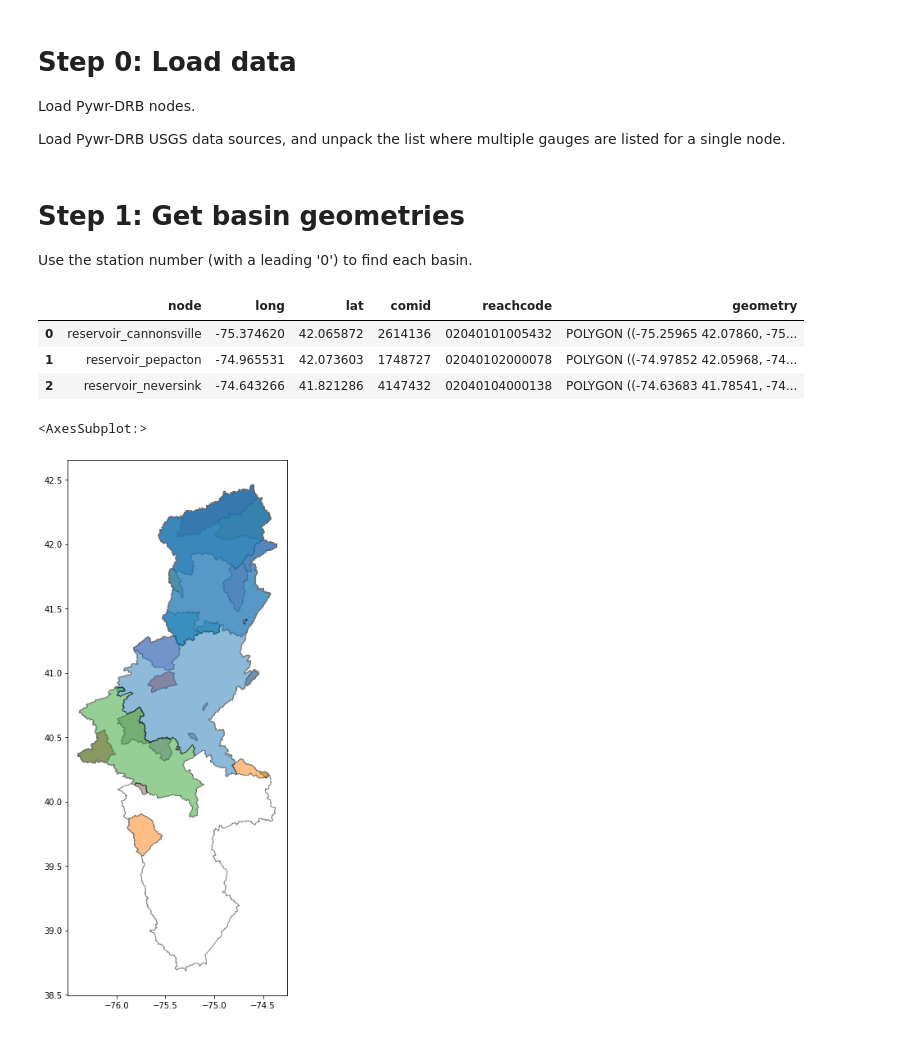
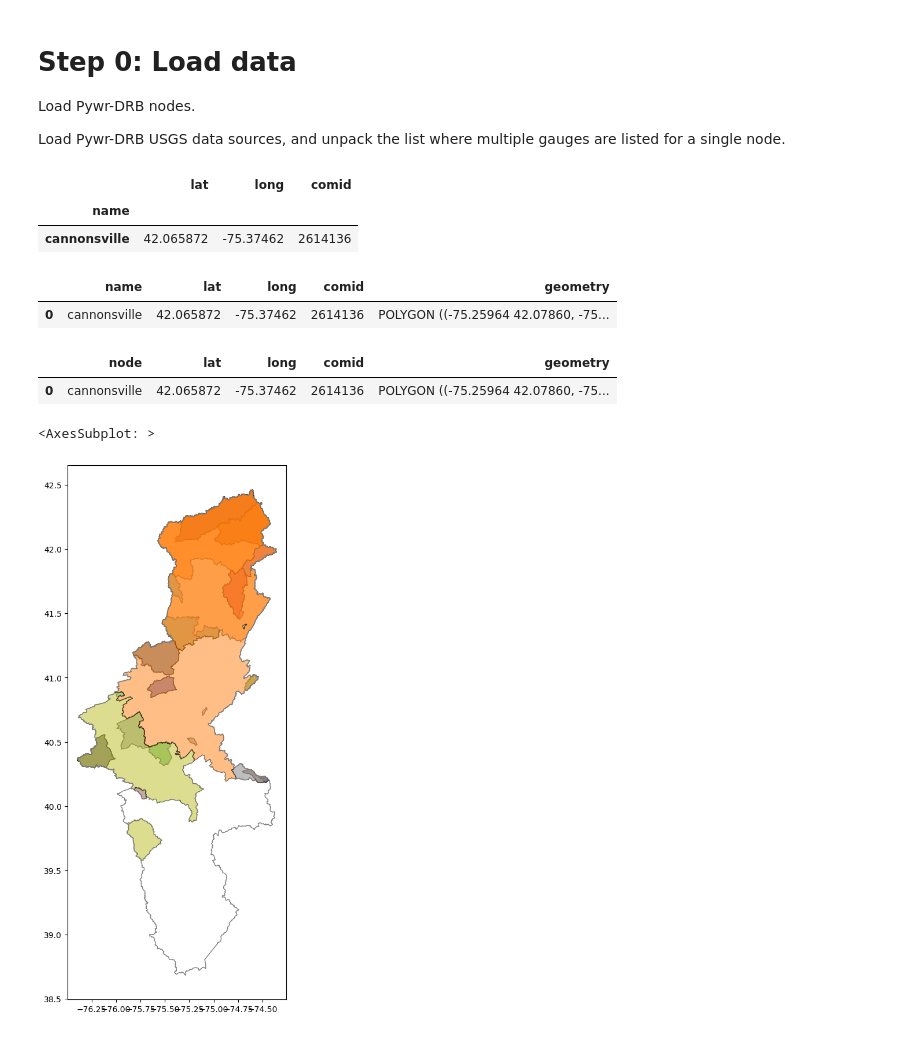
Before and after one commit to Pywr-DRB/Pywr-DRB, a Jupyter notebook: DRB_spatial/Get_node_basin_geometry.ipynb, the cells around one changed output. Drawn from its saved outputs; the diff is of its cells as text; code cells hidden in the pictures.

```diff
--- a/DRB_spatial/Get_node_basin_geometry.ipynb
+++ b/DRB_spatial/Get_node_basin_geometry.ipynb
@@ -25,6 +23,12 @@ Load Pywr-DRB USGS data sources, and unpack the list where multiple gauges are l
 crs = 4386
 
 # Pywr nodes
-nodes = pd.read_csv('../model_data/drb_model_nodes.csv', sep = ',')
+nodes = pd.read_csv('./model_components/drb_nodes.csv', sep = ',', index_col=0)
 drb_boundary = gpd.read_file('DRB_shapefiles/drb_bnd_polygon.shp')
 drb_boundary = drb_boundary.to_crs(crs)
+
+nodes.head(1)
+# %% [output]
+|  | lat | long | comid |
+| name |  |  |  |
+| cannonsville | 42.065872 | -75.37462 | 2614136 |
@@ -51,4 +34,0 @@ node_geo_data['lat'] = physical_nodes.lat
-# %% [markdown]
-# Step 1: Get basin geometries
-
-Use the station number (with a leading '0') to find each basin.
@@ -58,19 +35,19 @@ comid_data = nldi.comid_byloc(coords = list(loc_data[0:,:]))
-# %%
-# Store data
-node_geo_data['comid'] = comid_data.comid
-node_geo_data['reachcode'] = comid_data.reachcode
-
-# Get basin geometry
-node_basins = nldi.get_basins(list(node_geo_data['comid'].values), fsource='comid', split_catchment = True)
-
-node_geo_data['geometry'] = node_basins.reset_index().geometry
-node_geo_data = gpd.GeoDataFrame(node_geo_data, geometry=node_geo_data['geometry'])
-node_geo_data.set_crs(4326)
-node_geo_data.to_crs(crs)
-
-node_geo_data.head(3)
-# %% [output]
-|  | node | long | lat | comid | reachcode | geometry |
-| 0 | reservoir_cannonsville | -75.374620 | 42.065872 | 2614136 | 02040101005432 | POLYGON ((-75.25965 42.07860, -75... |
-| 1 | reservoir_pepacton | -74.965531 | 42.073603 | 1748727 | 02040102000078 | POLYGON ((-74.97852 42.05968, -74... |
-| 2 | reservoir_neversink | -74.643266 | 41.821286 | 4147432 | 02040104000138 | POLYGON ((-74.63683 41.78541, -74... |
+# %%
+nldi = NLDI()
+
+# Get basin geometry
+node_basins = nldi.get_basins(list(nodes['comid'].values), fsource='comid', split_catchment = True)
+node_basins.index.name = 'comid'
+
+nodes = pd.merge(nodes.reset_index(), node_basins, on = 'comid')
+nodes.head(1)
+# %% [output]
+|  | name | lat | long | comid | geometry |
+| 0 | cannonsville | 42.065872 | -75.37462 | 2614136 | POLYGON ((-75.25964 42.07860, -75... |
+# %%
+geo_nodes = gpd.GeoDataFrame(nodes, geometry=nodes['geometry'], crs = crs)
+geo_nodes.columns = ['node', 'lat', 'long', 'comid', 'geometry']
+geo_nodes.head(1)
+# %% [output]
+|  | node | lat | long | comid | geometry |
+| 0 | cannonsville | 42.065872 | -75.37462 | 2614136 | POLYGON ((-75.25964 42.07860, -75... |
@@ -77,7 +57,7 @@ node_geo_data.head(3)
 # %%
 # Visualize
-ax =node_geo_data.plot(column = 'node', edgecolor = 'black', alpha = 0.5, figsize=(8,12))
+ax =geo_nodes.plot(column = 'node', edgecolor = 'black', alpha = 0.5, figsize=(8,12))
 drb_boundary.plot(ax=ax, color = 'none', edgecolor = '0.5')
 # %% [output]
-<AxesSubplot:>
+<AxesSubplot: >
-[figure, old version]
+[figure, new version]
```
Also changed, not shown: parts of 8 cells of this notebook, 4 other files.
